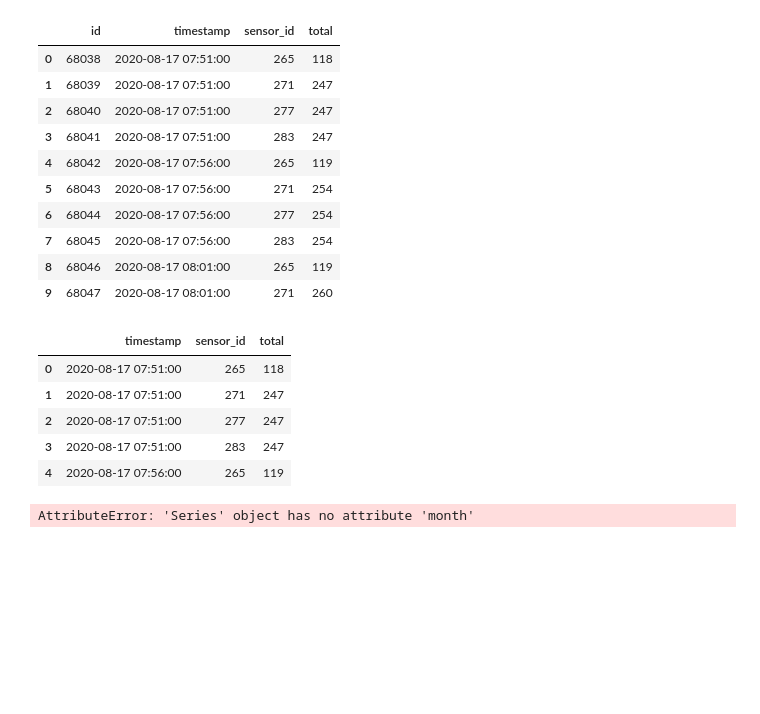
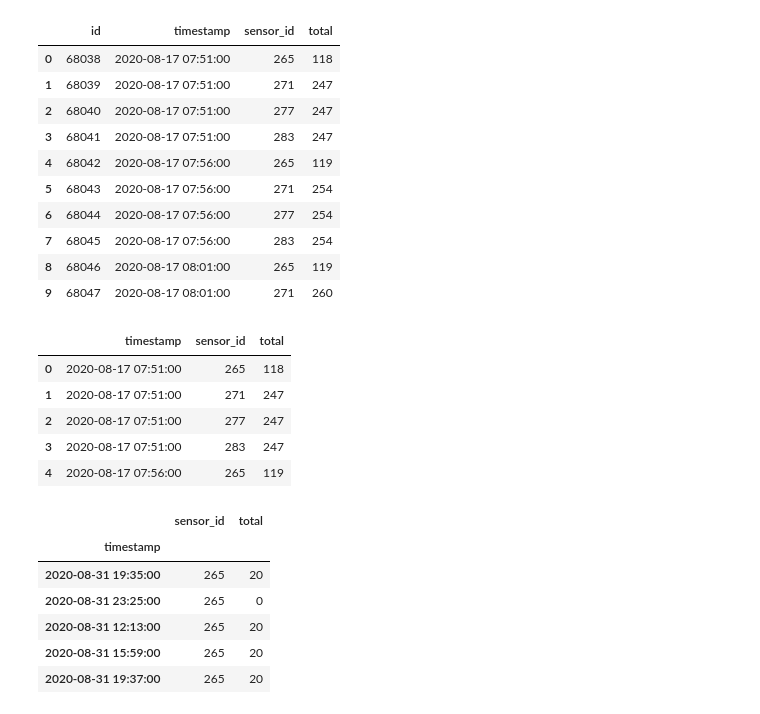
Before and after one commit to yogocik/TEST, a Jupyter notebook: No.1.ipynb, the cells around one changed output. Drawn from its saved outputs; the diff is of its cells as text; code cells hidden in the pictures; blank space fills up the shorter version.

```diff
--- a/No.1.ipynb
+++ b/No.1.ipynb
@@ -43,7 +43,3 @@ selected.head()
 | 2 | 2020-08-17 07:51:00 | 277 | 247 |
 | 3 | 2020-08-17 07:51:00 | 283 | 247 |
 | 4 | 2020-08-17 07:56:00 | 265 | 119 |
-# %%
-df.timestamp = pd.to_datetime(df['timestamp'], format='%d/%m/%Y')
-# %% [output]
-AttributeError: 'Series' object has no attribute 'month'
@@ -49,0 +54,10 @@ AttributeError: 'Series' object has no attribute 'month'
+# %%
+only_265.head()
+# %% [output]
+|  | sensor_id | total |
+| timestamp |  |  |
+| 2020-08-31 19:35:00 | 265 | 20 |
+| 2020-08-31 23:25:00 | 265 | 0 |
+| 2020-08-31 12:13:00 | 265 | 20 |
+| 2020-08-31 15:59:00 | 265 | 20 |
+| 2020-08-31 19:37:00 | 265 | 20 |
```
Also changed, not shown: parts of 3 cells of this notebook.
